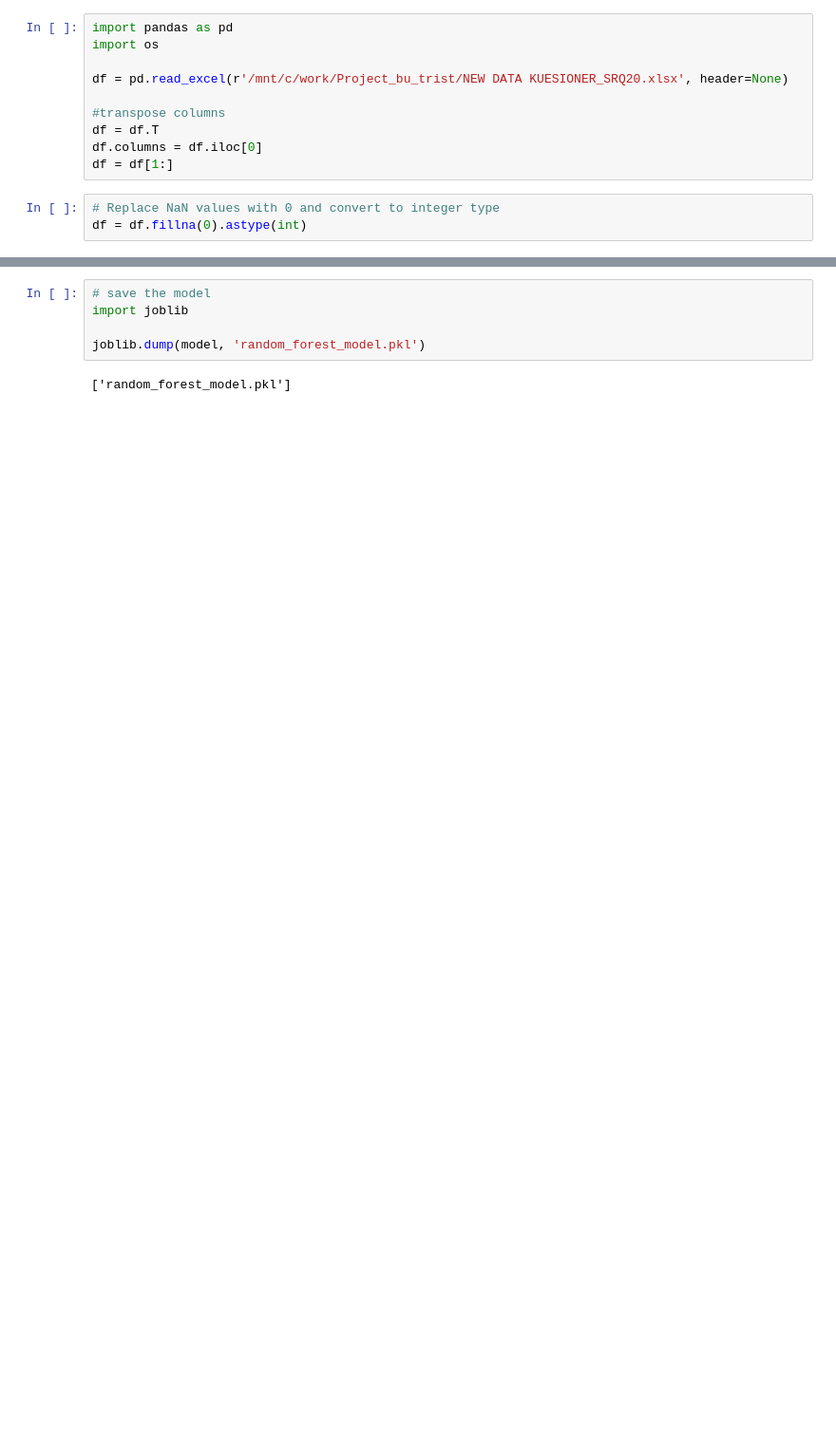
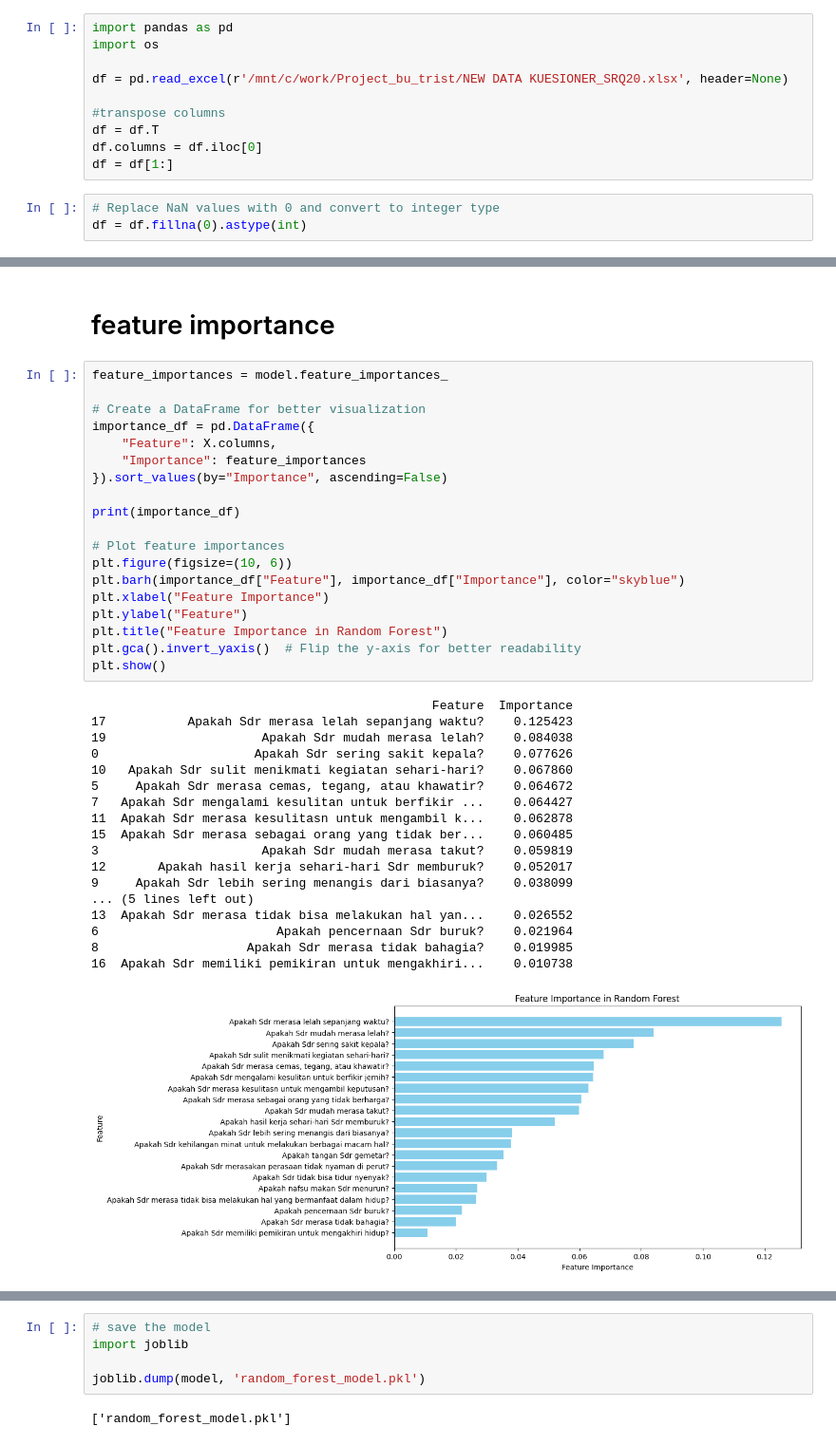
Before and after one commit to ihsaan31/Mental_Health_Questionnaire, a Jupyter notebook: EDA.ipynb, the cells around one changed output, grey strips where cells are left out. Shown at 95% size. Saved outputs shown, nothing was run; the diff lists cells and outputs as text; blank space fills up the shorter version.

```diff
--- a/EDA.ipynb
+++ b/EDA.ipynb
@@ -150,0 +165,40 @@ array([1, 1, 0, 1, 1, 0, 1, 1, 1, 0, 1, 1, 1, 1, 0, 1, 0, 1, 1, 1, 0, 0,
+# %% [markdown]
+# feature importance
+# %%
+feature_importances = model.feature_importances_
+
+# Create a DataFrame for better visualization
+importance_df = pd.DataFrame({
+    "Feature": X.columns,
+    "Importance": feature_importances
+}).sort_values(by="Importance", ascending=False)
+
+print(importance_df)
+
+# Plot feature importances
+plt.figure(figsize=(10, 6))
+plt.barh(importance_df["Feature"], importance_df["Importance"], color="skyblue")
+plt.xlabel("Feature Importance")
+plt.ylabel("Feature")
+plt.title("Feature Importance in Random Forest")
+plt.gca().invert_yaxis()  # Flip the y-axis for better readability
+plt.show()
+# %% [output]
+                                              Feature  Importance
+17           Apakah Sdr merasa lelah sepanjang waktu?    0.125423
+19                     Apakah Sdr mudah merasa lelah?    0.084038
+0                     Apakah Sdr sering sakit kepala?    0.077626
+10   Apakah Sdr sulit menikmati kegiatan sehari-hari?    0.067860
+5     Apakah Sdr merasa cemas, tegang, atau khawatir?    0.064672
+7   Apakah Sdr mengalami kesulitan untuk berfikir ...    0.064427
+11  Apakah Sdr merasa kesulitasn untuk mengambil k...    0.062878
+15  Apakah Sdr merasa sebagai orang yang tidak ber...    0.060485
+3                      Apakah Sdr mudah merasa takut?    0.059819
+12       Apakah hasil kerja sehari-hari Sdr memburuk?    0.052017
+9     Apakah Sdr lebih sering menangis dari biasanya?    0.038099
+... (5 lines left out)
+13  Apakah Sdr merasa tidak bisa melakukan hal yan...    0.026552
+6                        Apakah pencernaan Sdr buruk?    0.021964
+8                    Apakah Sdr merasa tidak bahagia?    0.019985
+16  Apakah Sdr memiliki pemikiran untuk mengakhiri...    0.010738
+[figure, added]
```
Also changed, not shown: parts of 15 cells of this notebook, 2 other files.
